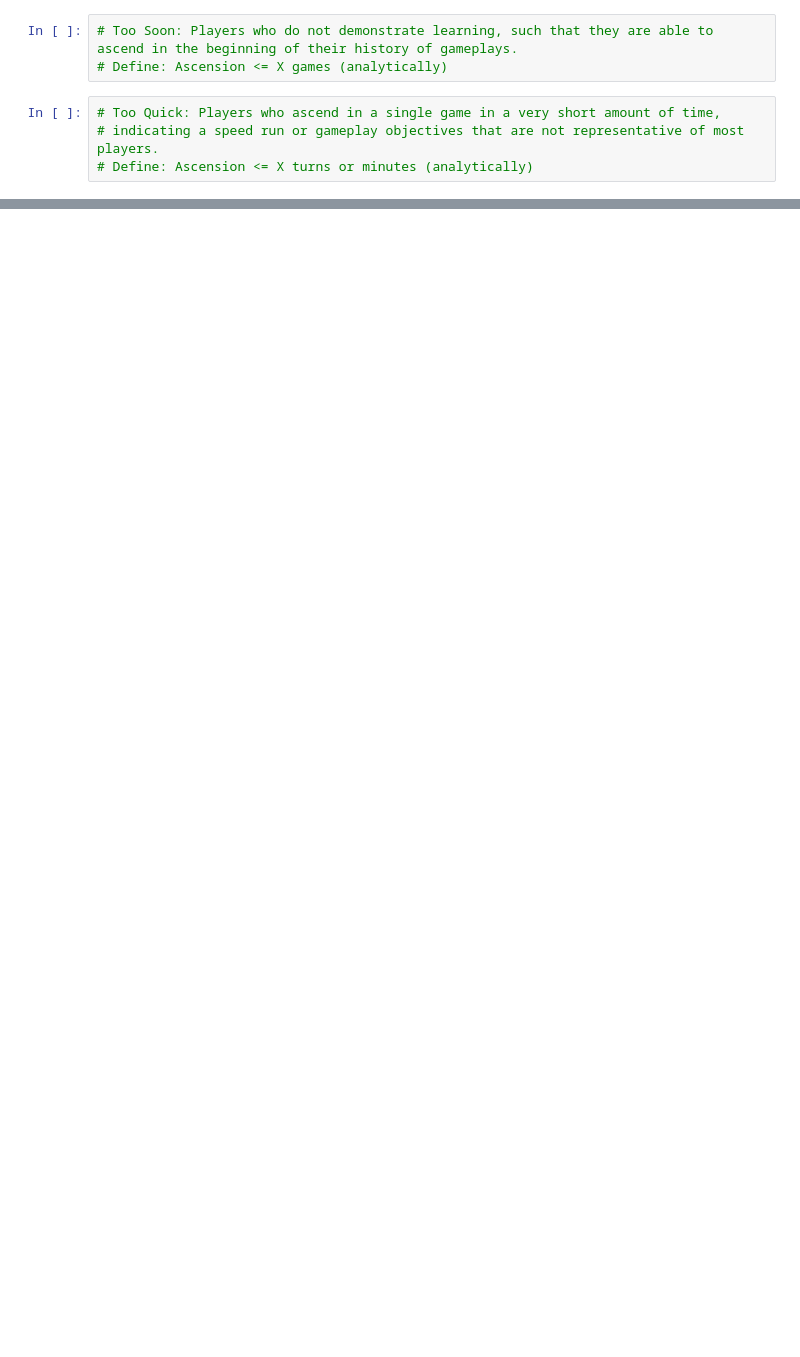
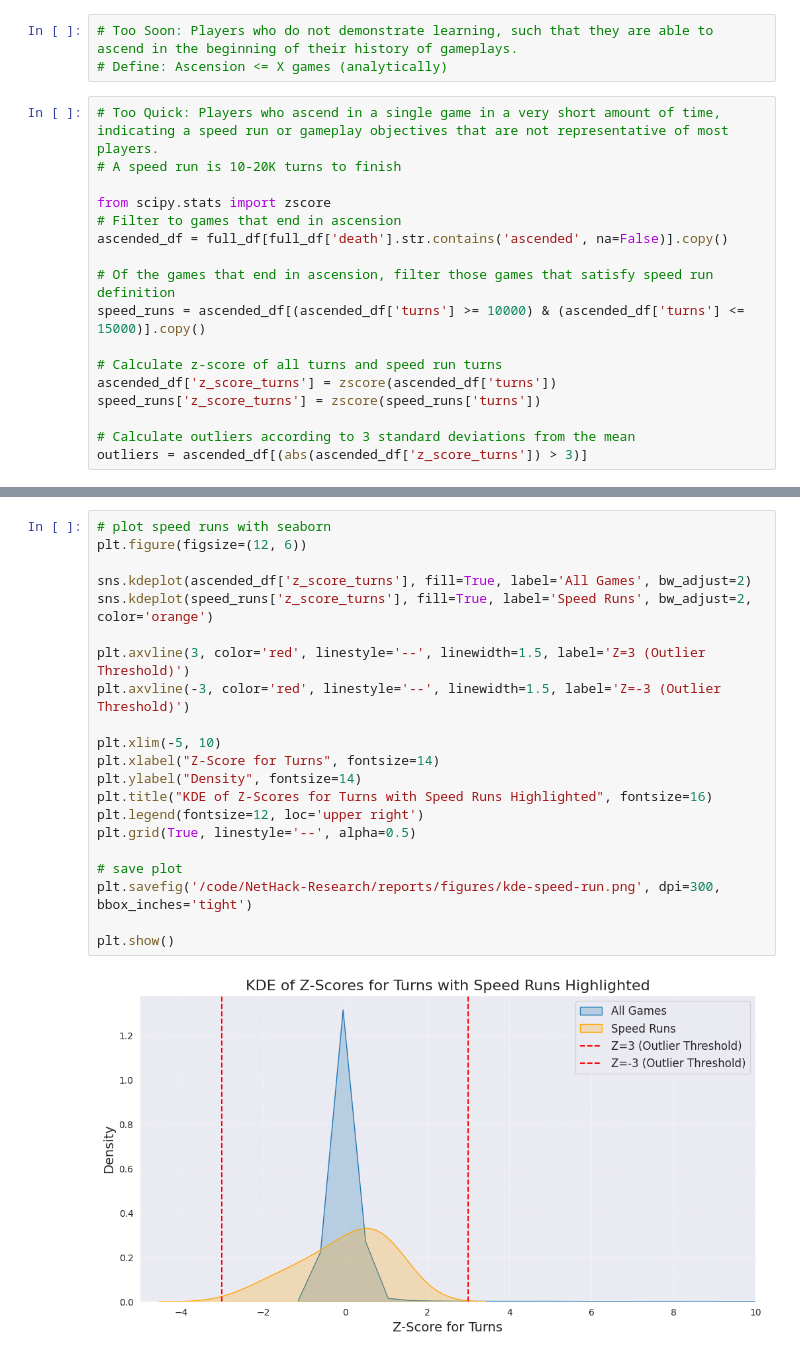
Before and after one commit to helix-phase/NetHack-Research, a Jupyter notebook: notebooks/1-2-2024_Expert-Filtering.ipynb, the cells around one changed output, grey strips where cells are left out. Drawn from its saved outputs; the diff is of its cells as text; blank space fills up the shorter version.

```diff
--- a/notebooks/1-2-2024_Expert-Filtering.ipynb
+++ b/notebooks/1-2-2024_Expert-Filtering.ipynb
@@ -26,6 +34,19 @@ full_df['ascended'] = (full_df['death'] == "ascended").astype(int)
 # Too Soon: Players who do not demonstrate learning, such that they are able to ascend in the beginning of their history of gameplays.
 # Define: Ascension <= X games (analytically)
 # %%
-# Too Quick: Players who ascend in a single game in a very short amount of time,
-# indicating a speed run or gameplay objectives that are not representative of most players.
-# Define: Ascension <= X turns or minutes (analytically)
+# Too Quick: Players who ascend in a single game in a very short amount of time, indicating a speed run or gameplay objectives that are not representative of most players.
+# A speed run is 10-20K turns to finish
+
+from scipy.stats import zscore
+# Filter to games that end in ascension
+ascended_df = full_df[full_df['death'].str.contains('ascended', na=False)].copy()
+
+# Of the games that end in ascension, filter those games that satisfy speed run definition
+speed_runs = ascended_df[(ascended_df['turns'] >= 10000) & (ascended_df['turns'] <= 15000)].copy()
+
+# Calculate z-score of all turns and speed run turns
+ascended_df['z_score_turns'] = zscore(ascended_df['turns'])
+speed_runs['z_score_turns'] = zscore(speed_runs['turns'])
+
+# Calculate outliers according to 3 standard deviations from the mean
+outliers = ascended_df[(abs(ascended_df['z_score_turns']) > 3)]
@@ -32,3 +72,26 @@ full_df['ascended'] = (full_df['death'] == "ascended").astype(int)
+# %%
+# plot speed runs with seaborn
+plt.figure(figsize=(12, 6))
+
+sns.kdeplot(ascended_df['z_score_turns'], fill=True, label='All Games', bw_adjust=2)
+sns.kdeplot(speed_runs['z_score_turns'], fill=True, label='Speed Runs', bw_adjust=2, color='orange')
+
+plt.axvline(3, color='red', linestyle='--', linewidth=1.5, label='Z=3 (Outlier Threshold)')
+plt.axvline(-3, color='red', linestyle='--', linewidth=1.5, label='Z=-3 (Outlier Threshold)')
+
+plt.xlim(-5, 10)
+plt.xlabel("Z-Score for Turns", fontsize=14)
+plt.ylabel("Density", fontsize=14)
+plt.title("KDE of Z-Scores for Turns with Speed Runs Highlighted", fontsize=16)
+plt.legend(fontsize=12, loc='upper right')
+plt.grid(True, linestyle='--', alpha=0.5)
+
+# save plot
+plt.savefig('/code/NetHack-Research/reports/figures/kde-speed-run.png', dpi=300, bbox_inches='tight')
+
+plt.show()
+# %% [output]
+[figure, added]
 # %%
 # Too Frequent: Players who are able to ascend with high frequency in their history of games  relative to the average player.
 # Define Ascension Frequency >= X (statistical top, e.g. top 1-5% of players)
```
Also changed, not shown: parts of 12 cells of this notebook, 3 other files.
